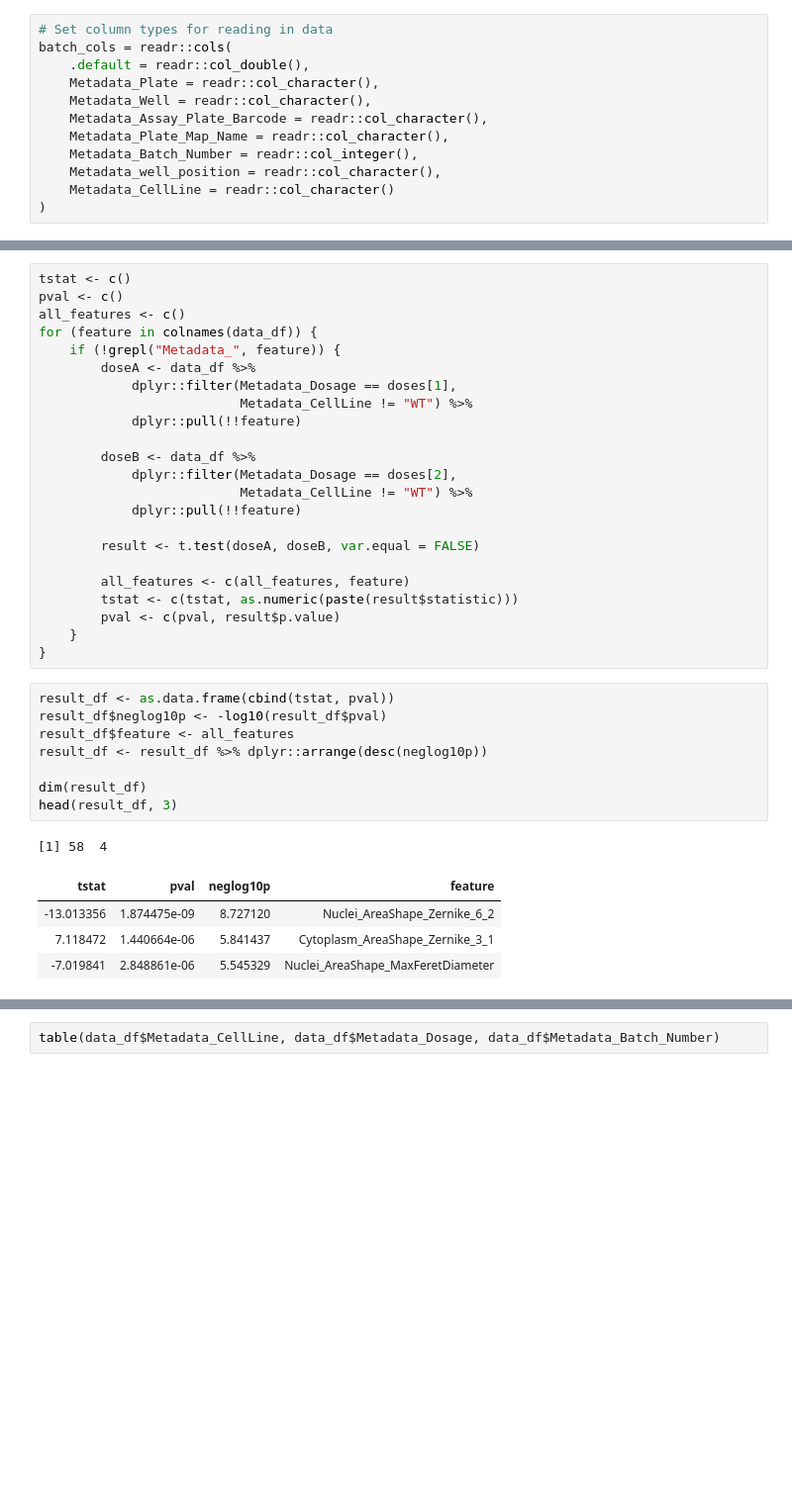
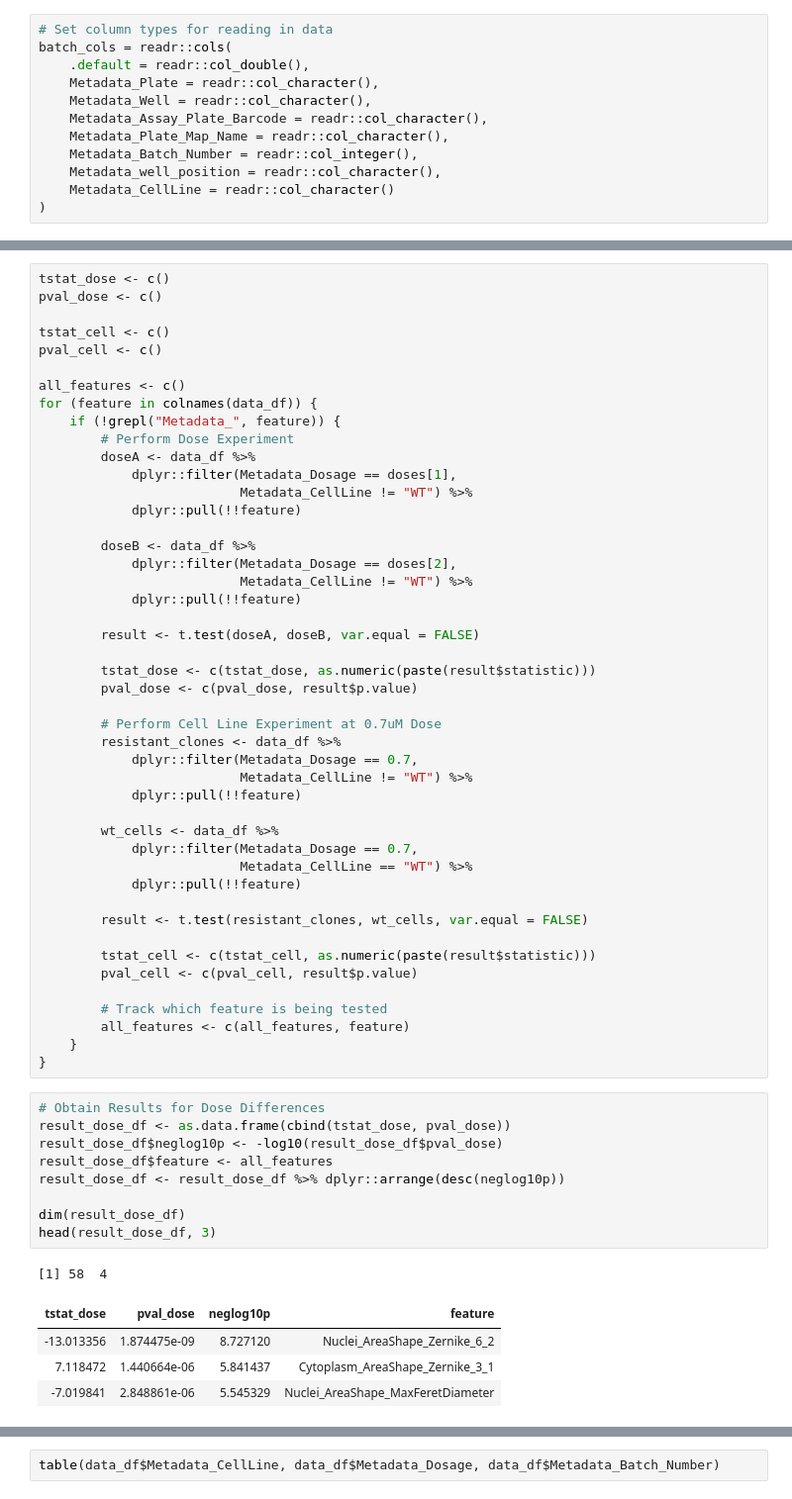
Before and after one commit to broadinstitute/profiling-resistance-mechanisms, a Jupyter notebook: discover-feature-differences.ipynb, the cells around one changed output, grey strips where cells are left out. Shown at 99% size. Drawn from its saved outputs; the diff is of its cells as text; blank space fills up the shorter version.

```diff
--- a/discover-feature-differences.ipynb
+++ b/discover-feature-differences.ipynb
@@ -41,11 +91,16 @@ head(data_df, 3)
 | HCT116bortezomib | B04 | HCT116bortezomib | PlateMap_HCT116bortezomib | 1 | ... |
 | HCT116bortezomib | B05 | HCT116bortezomib | PlateMap_HCT116bortezomib | 1 | ... |
 # %%
-tstat <- c()
-pval <- c()
+tstat_dose <- c()
+pval_dose <- c()
+
+tstat_cell <- c()
+pval_cell <- c()
+
 all_features <- c()
 for (feature in colnames(data_df)) {
     if (!grepl("Metadata_", feature)) {
+        # Perform Dose Experiment
         doseA <- data_df %>%
             dplyr::filter(Metadata_Dosage == doses[1],
                           Metadata_CellLine != "WT") %>%
@@ -58,22 +113,41 @@ for (feature in colnames(data_df)) {
 
         result <- t.test(doseA, doseB, var.equal = FALSE)
 
+        tstat_dose <- c(tstat_dose, as.numeric(paste(result$statistic)))
+        pval_dose <- c(pval_dose, result$p.value)
+
+        # Perform Cell Line Experiment at 0.7uM Dose
+        resistant_clones <- data_df %>%
+            dplyr::filter(Metadata_Dosage == 0.7,
+                          Metadata_CellLine != "WT") %>%
+            dplyr::pull(!!feature)
+
+        wt_cells <- data_df %>%
+            dplyr::filter(Metadata_Dosage == 0.7,
+                          Metadata_CellLine == "WT") %>%
+            dplyr::pull(!!feature)
+
+        result <- t.test(resistant_clones, wt_cells, var.equal = FALSE)
+
+        tstat_cell <- c(tstat_cell, as.numeric(paste(result$statistic)))
+        pval_cell <- c(pval_cell, result$p.value)
+
+        # Track which feature is being tested
         all_features <- c(all_features, feature)
-        tstat <- c(tstat, as.numeric(paste(result$statistic)))
-        pval <- c(pval, result$p.value)
     }
 }
 # %%
-result_df <- as.data.frame(cbind(tstat, pval))
-result_df$neglog10p <- -log10(result_df$pval)
-result_df$feature <- all_features
-result_df <- result_df %>% dplyr::arrange(desc(neglog10p))
+# Obtain Results for Dose Differences
+result_dose_df <- as.data.frame(cbind(tstat_dose, pval_dose))
+result_dose_df$neglog10p <- -log10(result_dose_df$pval_dose)
+result_dose_df$feature <- all_features
+result_dose_df <- result_dose_df %>% dplyr::arrange(desc(neglog10p))
 
-dim(result_df)
-head(result_df, 3)
+dim(result_dose_df)
+head(result_dose_df, 3)
 # %% [output]
 [1] 58  4
-| tstat | pval | neglog10p | feature |
+| tstat_dose | pval_dose | neglog10p | feature |
 | -13.013356 | 1.874475e-09 | 8.727120 | Nuclei_AreaShape_Zernike_6_2 |
 | 7.118472 | 1.440664e-06 | 5.841437 | Cytoplasm_AreaShape_Zernike_3_1 |
 | -7.019841 | 2.848861e-06 | 5.545329 | Nuclei_AreaShape_MaxFeretDiameter |
```
Also changed, not shown: parts of 9 cells of this notebook, 10 other files.
